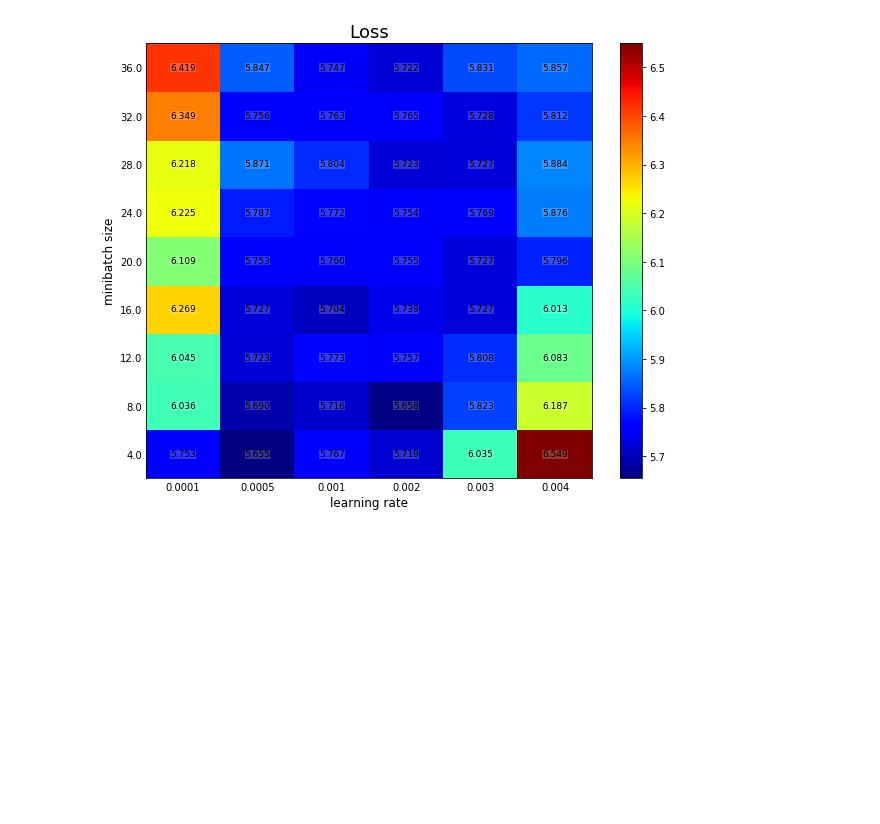
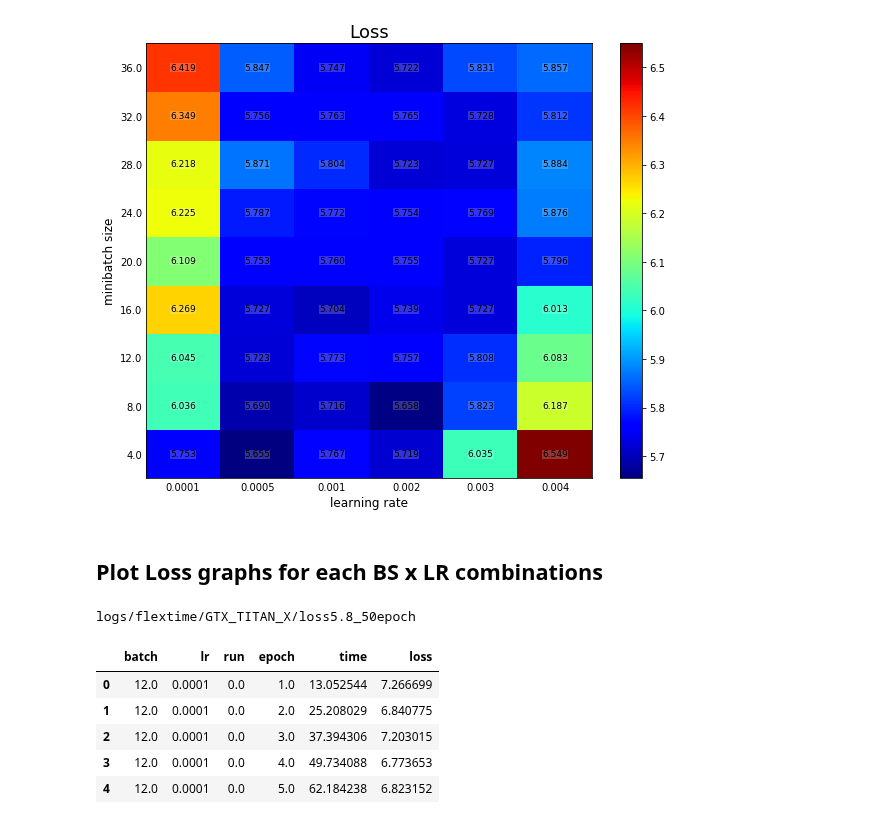
Before and after one commit to pyotr777/mlbenchmarks, a Jupyter notebook: image-caption/DL_imagecap_flextime.ipynb, the cells around one changed output. Drawn from its saved outputs; the diff is of its cells as text; code cells hidden in the pictures; blank space fills up the shorter version.

```diff
--- a/image-caption/DL_imagecap_flextime.ipynb
+++ b/image-caption/DL_imagecap_flextime.ipynb
@@ -307,3 +297,5 @@ plotHeatMap(time_T,"Time(s)","jet")
 plotHeatMap(loss_T,"Loss","jet")
 # %% [output]
 [figure]
+# %% [markdown]
+## Plot Loss graphs for each BS x LR combinations
@@ -309,0 +345,39 @@ plotHeatMap(loss_T,"Loss","jet")
+# %%
+def readEpochLogs(logdir, debug=False, maxfiles=10000000):
+    global filename_pattern
+    files=[]
+    comm = "ls -1 "+logdir
+    proc = subprocess.Popen(comm.split(" "),
+                         stdout=subprocess.PIPE,stderr=subprocess.STDOUT)
+    for line in iter(proc.stdout.readline,b''):
+        m = filename_pattern.match(line)
+        if m:
+            files.append(os.path.abspath(os.path.join(logdir,line)))
+
+    #if debug: print "files:",files
+    df_epochtime = pd.DataFrame(data=None,columns=["batch","lr","run","epoch","time","loss"])
+
+    filecounter=0
+    for file in files:
+        if debug: print file
+        df_e1 = fileToDFwEpochs(file,debug)
+        if len(df_e1) > 0:
+            df_epochtime = pd.concat([df_epochtime,df_e1],ignore_index=True)
+        filecounter +=1
+        if filecounter>=maxfiles:
+            return df
+    return df_epochtime
+# %%
+print logdir
+df_epochtime = readEpochLogs(logdir)
+# %% [output]
+logs/flextime/GTX_TITAN_X/loss5.8_50epoch
+# %%
+df_epochtime.head()
+# %% [output]
+|  | batch | lr | run | epoch | time | loss |
+| 0 | 12.0 | 0.0001 | 0.0 | 1.0 | 13.052544 | 7.266699 |
+| 1 | 12.0 | 0.0001 | 0.0 | 2.0 | 25.208029 | 6.840775 |
+| 2 | 12.0 | 0.0001 | 0.0 | 3.0 | 37.394306 | 7.203015 |
+| 3 | 12.0 | 0.0001 | 0.0 | 4.0 | 49.734088 | 6.773653 |
+| 4 | 12.0 | 0.0001 | 0.0 | 5.0 | 62.184238 | 6.823152 |
```
Also changed, not shown: parts of 5 cells of this notebook, 2 other files.
